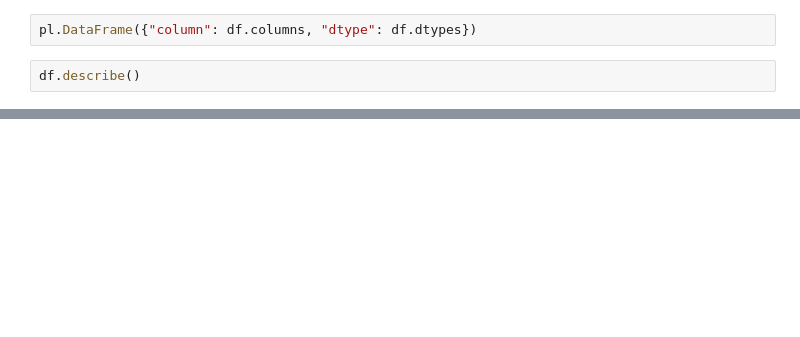
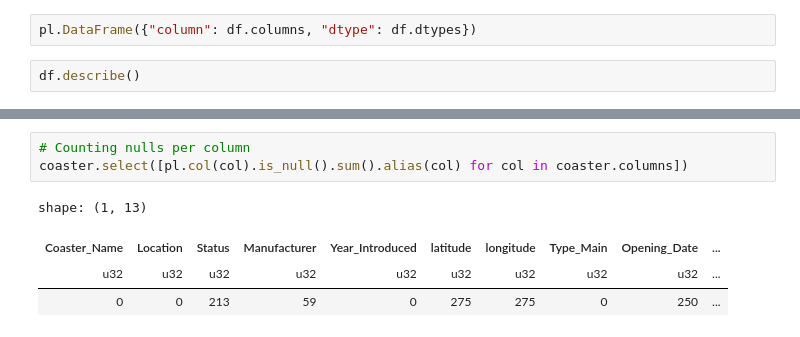
Before and after one commit to surpiya19/rollerCoaster, a Jupyter notebook: coaster_exploration.ipynb, the cells around one changed output, grey strips where cells are left out. Saved outputs shown, nothing was run; the diff lists cells and outputs as text; blank space fills up the shorter version.

```diff
--- a/coaster_exploration.ipynb
+++ b/coaster_exploration.ipynb
@@ -84,0 +89,8 @@ fig.update_layout(
+# %%
+# Counting nulls per column
+coaster.select([pl.col(col).is_null().sum().alias(col) for col in coaster.columns])
+# %% [output]
+shape: (1, 13)
+| Coaster_Name | Location | Status | Manufacturer | Year_Introduced | latitude | longitude | Type_Main | Opening_Date | ... |
+| u32 | u32 | u32 | u32 | u32 | u32 | u32 | u32 | u32 | ... |
+| 0 | 0 | 213 | 59 | 0 | 275 | 275 | 0 | 250 | ... |
```
Also changed, not shown: parts of 22 cells of this notebook, 2 other files.
